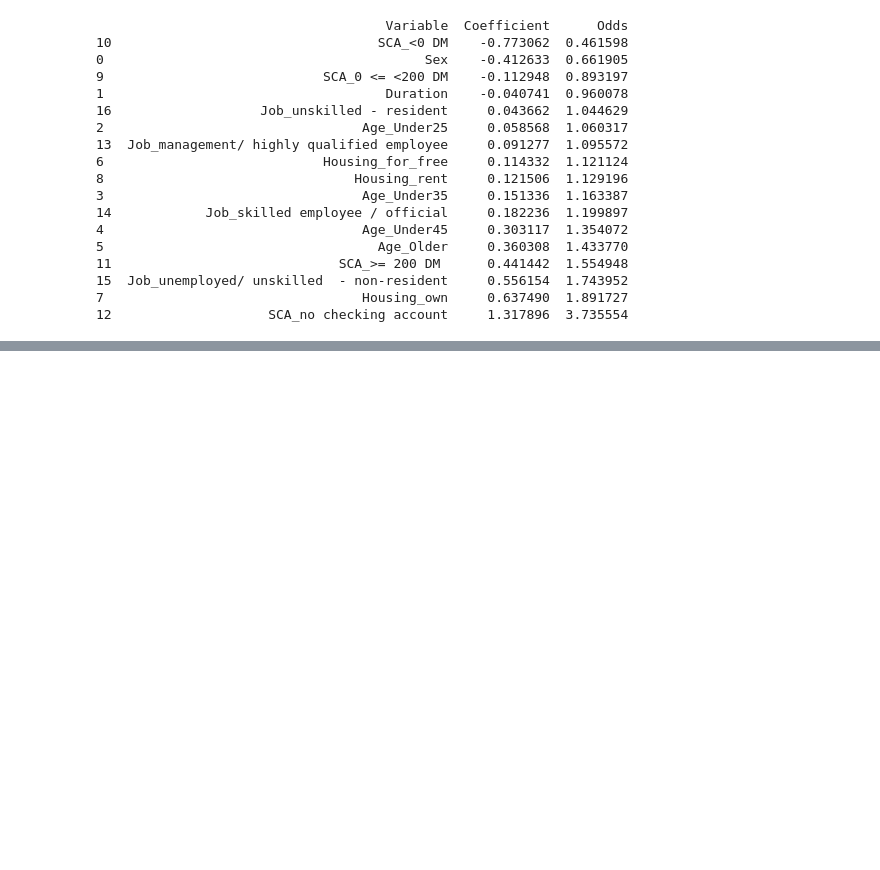
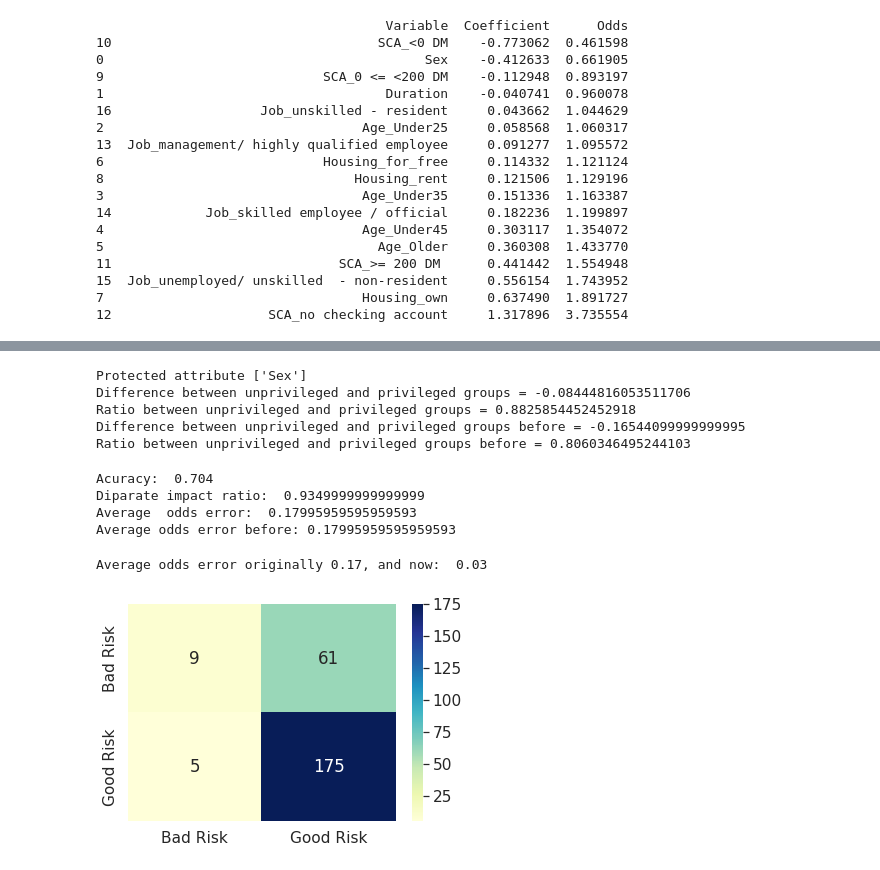
Before and after one commit to wildflowersbloom/fairness, a Jupyter notebook: Untitled0.ipynb, the cells around one changed output, grey strips where cells are left out. Saved outputs shown, nothing was run; the diff lists cells and outputs as text; code cells hidden in the pictures; blank space fills up the shorter version.

```diff
--- a/Untitled0.ipynb
+++ b/Untitled0.ipynb
@@ -512,0 +625,21 @@ df.hist(column='Cost_Matrix_Risk', by='Status_checking_account');
+# %%
+#Baseline, redo the logistic regression on the dt_train and dt_test datasets (in the expected aif360 format)
+from sklearn.pipeline import Pipeline
+from sklearn.compose import ColumnTransformer
+from sklearn.preprocessing import RobustScaler
+from sklearn.dummy import DummyClassifier
+from sklearn.linear_model import LogisticRegression
+preprocessing = ColumnTransformer(
+    [('scaler', RobustScaler(), [0, 1])],
+    remainder='passthrough'
+)
+lr = Pipeline([
+    #('preprocessing', preprocessing),
+    # no preprocessing (commenting above line) yields the same confusion matrix
+    ('lr', LogisticRegression(random_state=5,solver='liblinear'))
+])
+lr.fit(
+    dt_train.features,
+    dt_train.labels.ravel()
+);
+y_pred = lr.predict(dt_test.features)
@@ -512,0 +664,57 @@ df.hist(column='Cost_Matrix_Risk', by='Status_checking_account');
+# %%
+#Fairness metric: Compare the percentage of favorable results for the privileged
+#and unprivileged groups, subtracting the former percentage from the latter
+privileged_groups = [{'Sex': 0}] # Male
+unprivileged_groups = [{'Sex': }] # Female
+metric_orig_train = BinaryLabelDatasetMetric(dt_train,
+              unprivileged_groups=unprivileged_groups,
+              privileged_groups=privileged_groups)
+
+print("Protected attribute",dt_train.protected_attribute_names)
+print("Difference between unprivileged and privileged groups =" ,metric_orig_train.mean_difference()) #aka statistical parity difference P(y=1|woman)-P(y=1|man)), should be 0
+print("Ratio between unprivileged and privileged groups =" ,metric_orig_train.disparate_impact()) #P(y=1|woman)/P(y=1|man)), should be 1
+#P(y=1|man) |P(y=1|woman)
+#0.852941	   0.687500 # from before, right???
+print("Difference between unprivileged and privileged groups before =" , 0.6875-0.852941)
+print("Ratio between unprivileged and privileged groups before =", 0.6875/0.852941)
+# I don't get why we don't have the same metrics...
+# %% [output]
+Protected attribute ['Sex']
+Difference between unprivileged and privileged groups = -0.08444816053511706
+Ratio between unprivileged and privileged groups = 0.8825854452452918
+Difference between unprivileged and privileged groups before = -0.16544099999999995
+Ratio between unprivileged and privileged groups before = 0.8060346495244103
+# %%
+# "aif360 sklearn" compatible metrics !!!! This was not easy ... :P
+# needs this line way back at the beginning --> df_ohe=df_ohe.set_index('Sex', drop=False) #this puts Sex in the index, which is later useful
+# https://aif360.readthedocs.io/en/latest/modules/generated/aif360.sklearn.metrics.difference.html#aif360.sklearn.metrics.difference
+from aif360.sklearn.metrics import disparate_impact_ratio, average_odds_error
+from sklearn.metrics import accuracy_score
+print("Acuracy: ",accuracy_score(y_test, y_pred))
+print("Diparate impact ratio: ",disparate_impact_ratio(y_test, prot_attr='Sex',priv_group=0))
+print("Average  odds error: ",average_odds_error(y_test, y_pred)) #this should be equal to equalized odds, expects header
+#average of the absolute values of the true positive rate (TPR) difference and false positive rate (FPR)#
+FPR_m=0.888
+FPR_w=0.7636363636363637
+TPR_m=0.7555555555555555
+TPR_w=0.52
+
+print("Average odds error before:",0.5*(abs(FPR_m-FPR_w)+abs(TPR_m-TPR_w))) #this one checks
+# %% [output]
+Acuracy:  0.704
+Diparate impact ratio:  0.9349999999999999
+Average  odds error:  0.17995959595959593
+Average odds error before: 0.17995959595959593
+# %%
+#Remove sensitive attribute  (What Lisandra and Atul had implemented, checking bias for a model run without Sex feature)
+lr.fit( dt_train.features[:, 0:2],  # this is how we remove Sex
+    dt_train.labels.ravel());
+y_pred = lr.predict(dt_test.features[:, 0:2])
+cm=confusion_matrix(y_test, y_pred)
+df_cm = pd.DataFrame(cm, ["Bad Risk","Good Risk"], ["Bad Risk","Good Risk"])
+sn.set(font_scale=1.4)
+sn.heatmap(df_cm, annot=True, fmt='d', cmap="YlGnBu");
+print("Average odds error originally 0.17, and now: ",round(average_odds_error(y_test, y_pred),2))
+# %% [output]
+Average odds error originally 0.17, and now:  0.03
+[figure, added]
```
Also changed, not shown: parts of 31 cells of this notebook.
